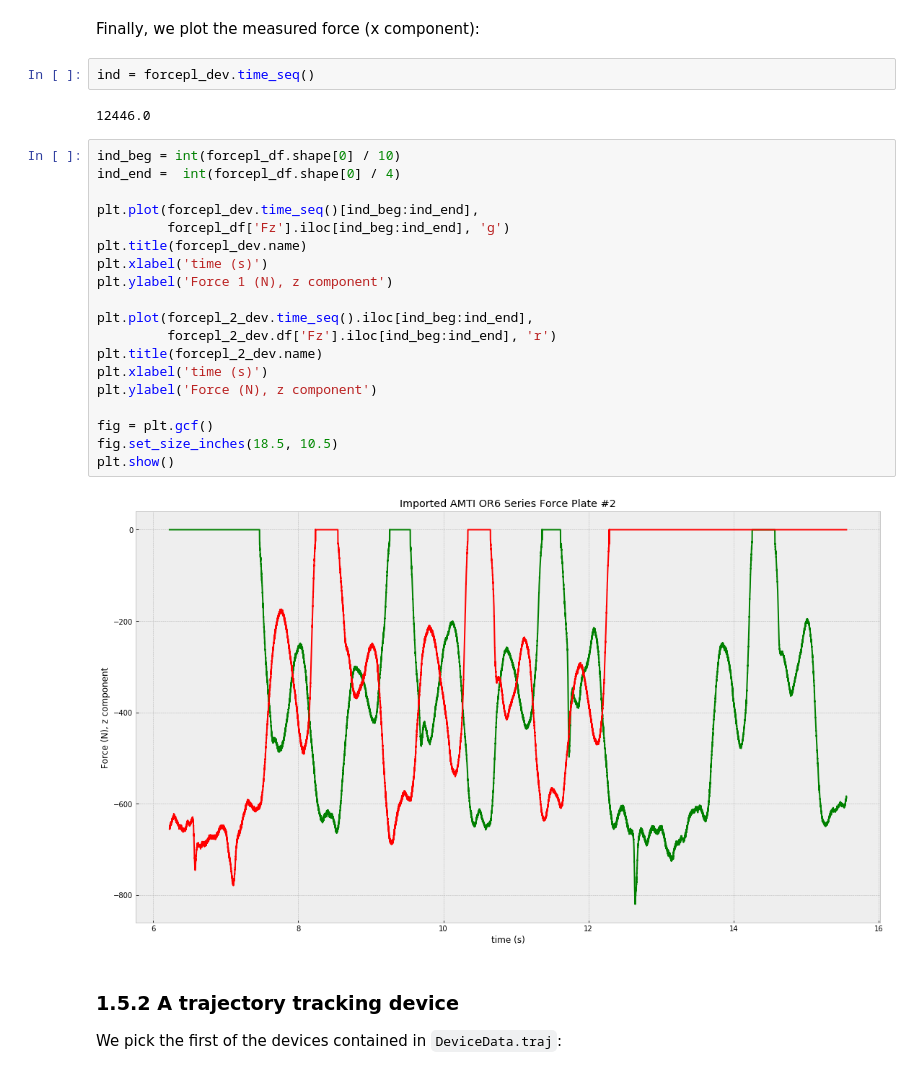
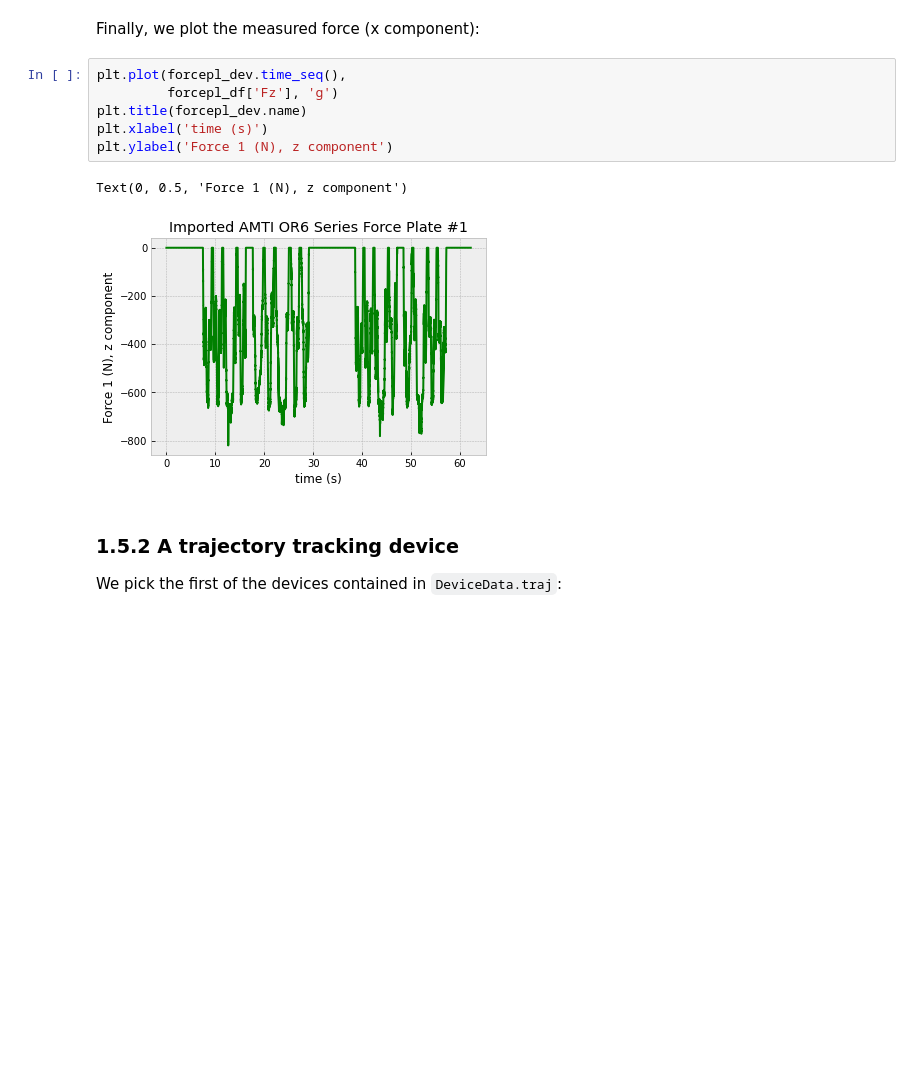
Before and after one commit to elvis-sik/muscle_synergies, a Jupyter notebook: examples/1. Loading and plotting data.ipynb, the cells around one changed output. Cells and saved outputs as stored; diff of their text form; blank space fills up the shorter version.

```diff
--- a/examples/1. Loading and plotting data.ipynb
+++ b/examples/1. Loading and plotting data.ipynb
@@ -169,31 +168,15 @@ forcepl_dev.units
 ('N', 'N', 'N', 'N.mm', 'N.mm', 'N.mm', 'mm', 'mm', 'mm')
 # %% [markdown]
 Finally, we plot the measured force (x component):
-# %%
-ind = forcepl_dev.time_seq()
-# %% [output]
-12446.0
-# %%
-ind_beg = int(forcepl_df.shape[0] / 10)
-ind_end =  int(forcepl_df.shape[0] / 4)
-
-plt.plot(forcepl_dev.time_seq()[ind_beg:ind_end],
-         forcepl_df['Fz'].iloc[ind_beg:ind_end], 'g')
-plt.title(forcepl_dev.name)
-plt.xlabel('time (s)')
-plt.ylabel('Force 1 (N), z component')
-
-plt.plot(forcepl_2_dev.time_seq().iloc[ind_beg:ind_end],
-         forcepl_2_dev.df['Fz'].iloc[ind_beg:ind_end], 'r')
-plt.title(forcepl_2_dev.name)
-plt.xlabel('time (s)')
-plt.ylabel('Force (N), z component')
-
-fig = plt.gcf()
-fig.set_size_inches(18.5, 10.5)
-plt.show()
-# %% [output]
-[figure, removed]
+# %%
+plt.plot(forcepl_dev.time_seq(),
+         forcepl_df['Fz'], 'g')
+plt.title(forcepl_dev.name)
+plt.xlabel('time (s)')
+plt.ylabel('Force 1 (N), z component')
+# %% [output]
+Text(0, 0.5, 'Force 1 (N), z component')
+[figure, added]
 # %% [markdown]
 ### 1.5.2 A trajectory tracking device
 
```
Also changed, not shown: parts of 5 cells of this notebook.
